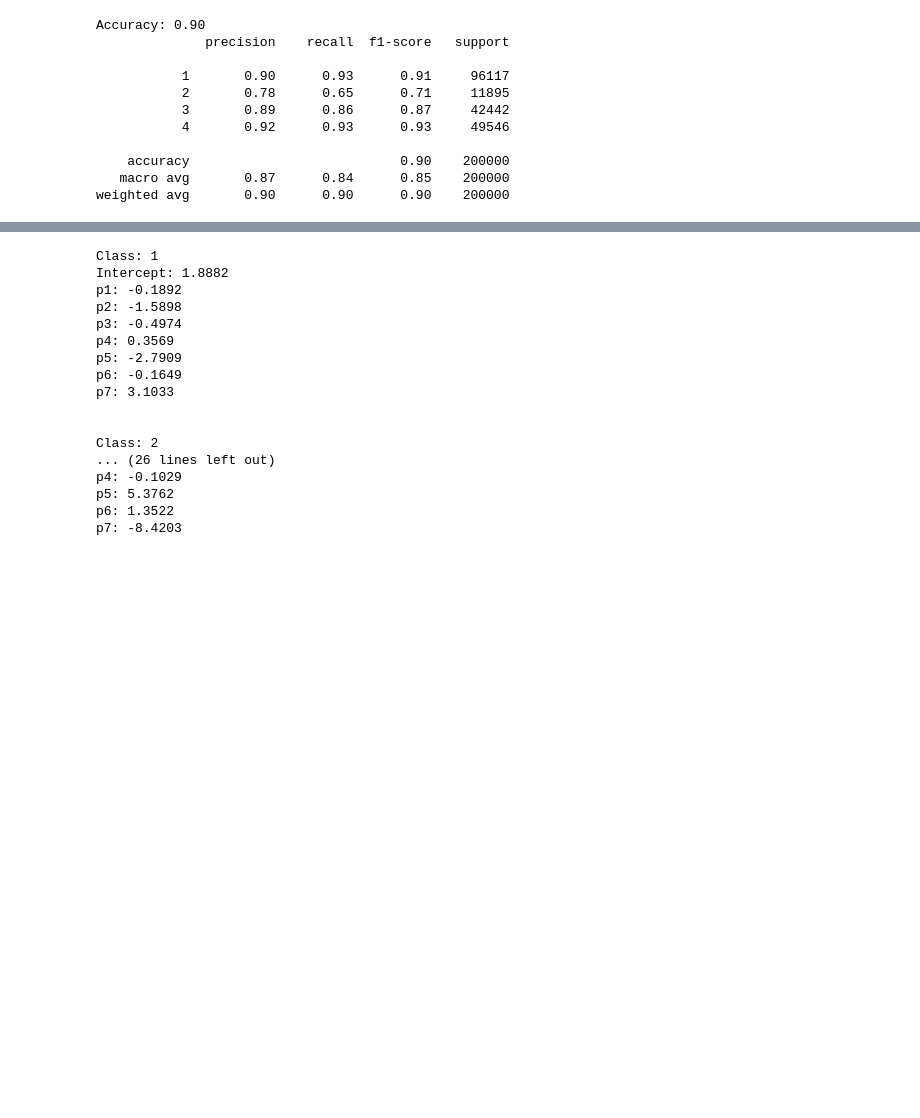
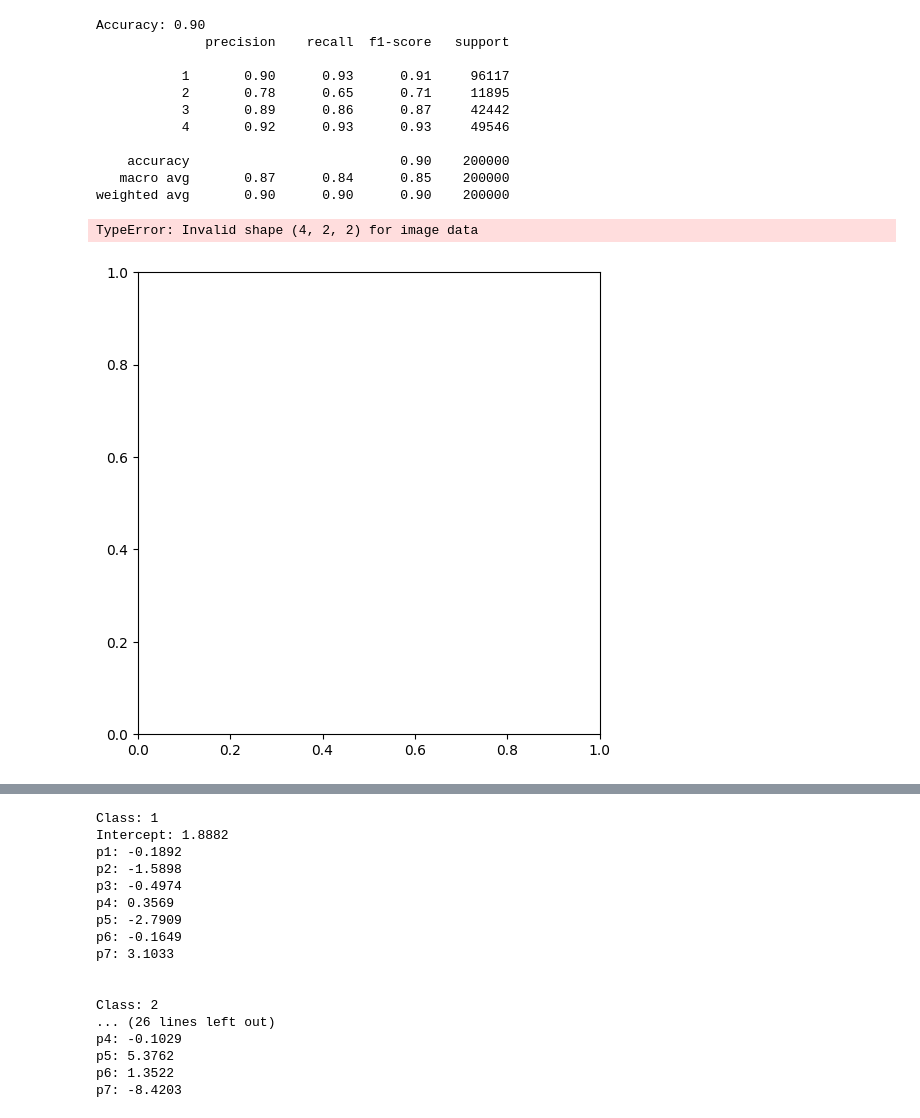
Before and after one commit to maxdixmatthews/multiclass-regression, a Jupyter notebook: generate_data_scratchwork.ipynb, the cells around one changed output, grey strips where cells are left out. Saved outputs shown, nothing was run; the diff lists cells and outputs as text; code cells hidden in the pictures; blank space fills up the shorter version.

Commit message:
Add confusion matrix

```diff
--- a/generate_data_scratchwork.ipynb
+++ b/generate_data_scratchwork.ipynb
@@ -157,0 +208,6 @@ weighted avg       0.90      0.90      0.90    200000
+# %%
+mcm = multilabel_confusion_matrix(y_test, y_pred, labels=['1','2','3','4'])
+plot_confusion_matrix(mcm, target_names = ['1','2','3','4'])
+# %% [output]
+TypeError: Invalid shape (4, 2, 2) for image data
+[figure, added]
```
Also changed, not shown: parts of 8 cells of this notebook.
